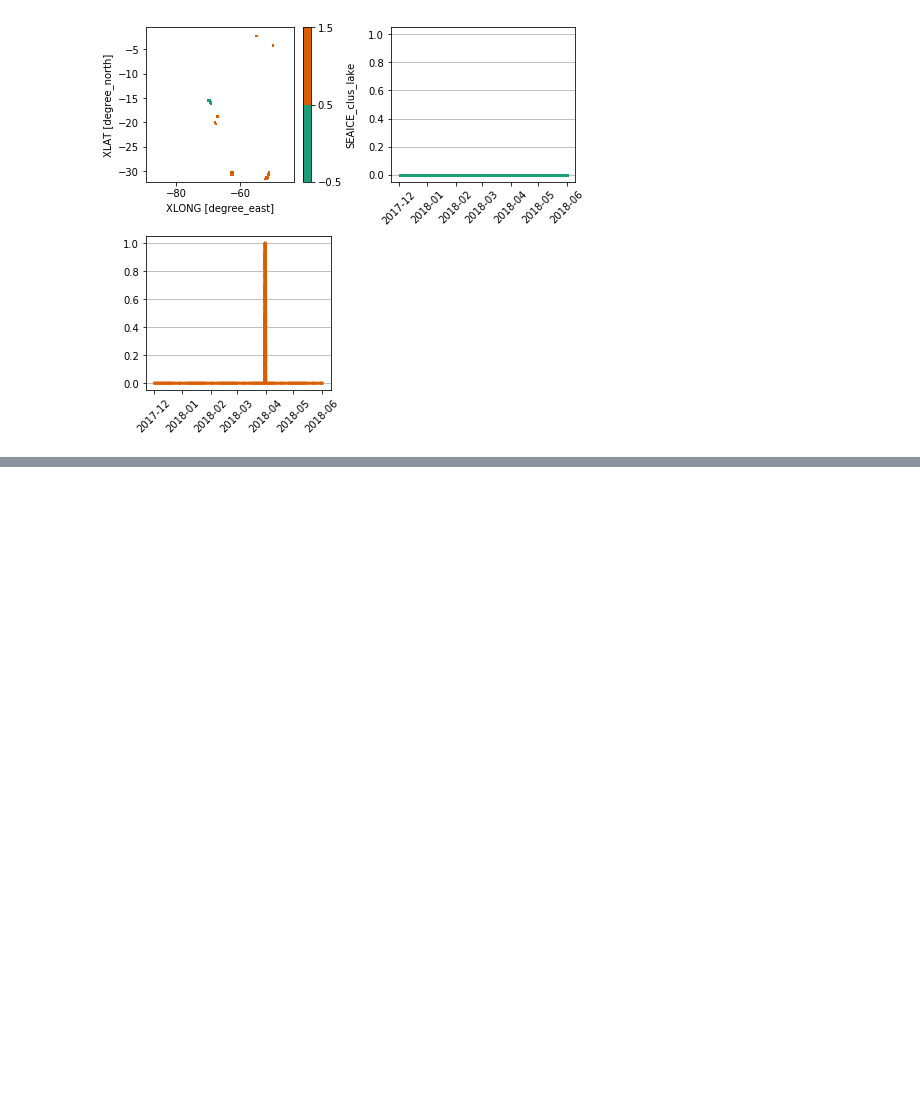
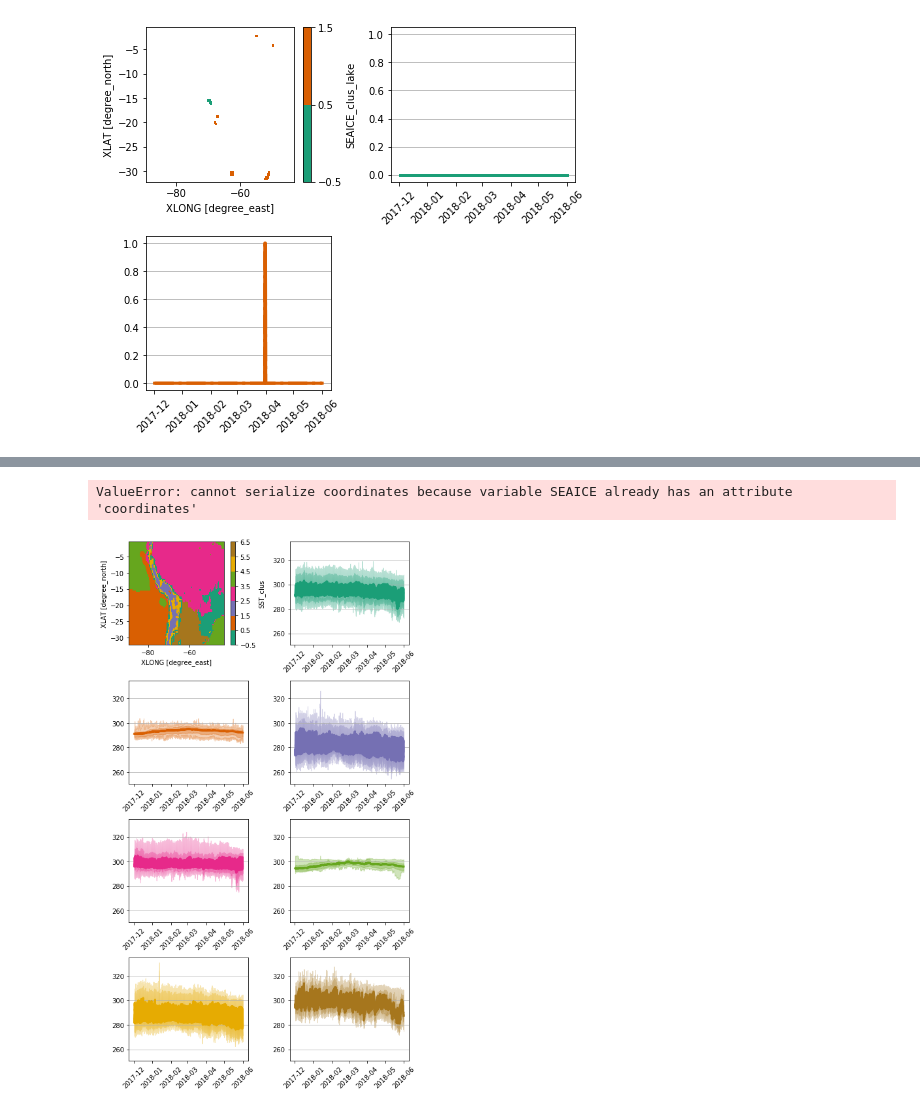
Before and after one commit to daliagachc/wrf_management, a Jupyter notebook: wrf_management/notebooks/big_run_input_check/check_lowinp.ipynb, the cells around one changed output, grey strips where cells are left out. Cells and saved outputs as stored; diff of their text form; code cells hidden in the pictures; blank space fills up the shorter version.

```diff
--- a/wrf_management/notebooks/big_run_input_check/check_lowinp.ipynb
+++ b/wrf_management/notebooks/big_run_input_check/check_lowinp.ipynb
@@ -82,0 +161,15 @@ plot_clus_sig(x1,p,p_c,nc,cols=2)
+# %%
+xaC.to_netcdf('/tmp/xa3')
+# xaC.to_netcdf('/tmp/xa1')
+# %% [output]
+ValueError: cannot serialize coordinates because variable SEAICE already has an attribute 'coordinates'
+# %%
+file_input = os.path.join(path,'wrfinput_d01')
+xa_low = import_lowinp('/tmp/xa1',file_input)
+p = 'SST'
+p_c = p+'_clus'
+nc = 7
+cols = 2
+plot_clus_sig(xa_low,p,p_c,nc,cols=2)
+# %% [output]
+[figure, added]
```
Also changed, not shown: parts of 19 cells of this notebook, 14 other files.
